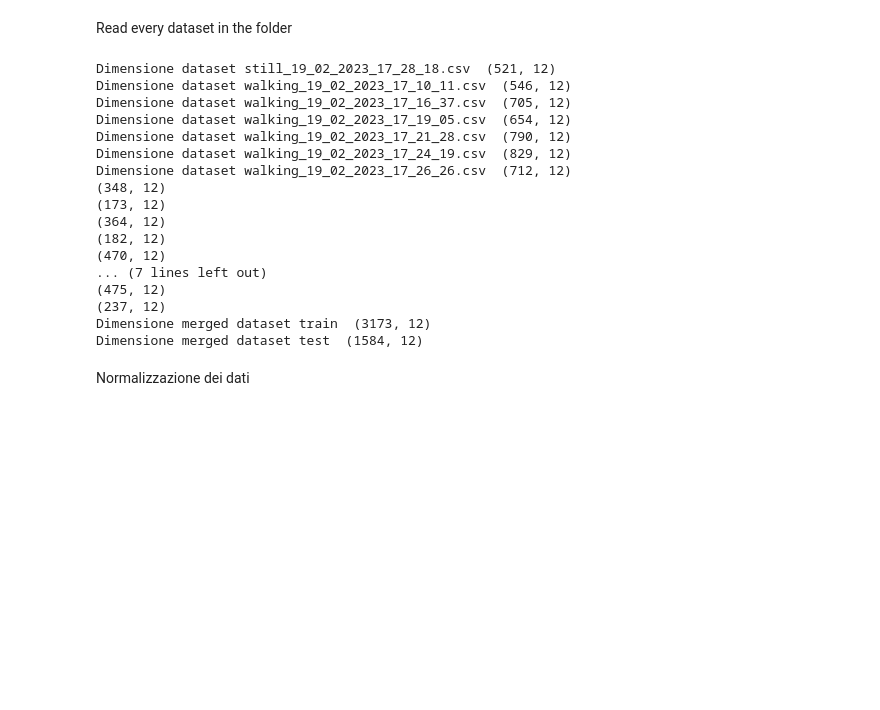
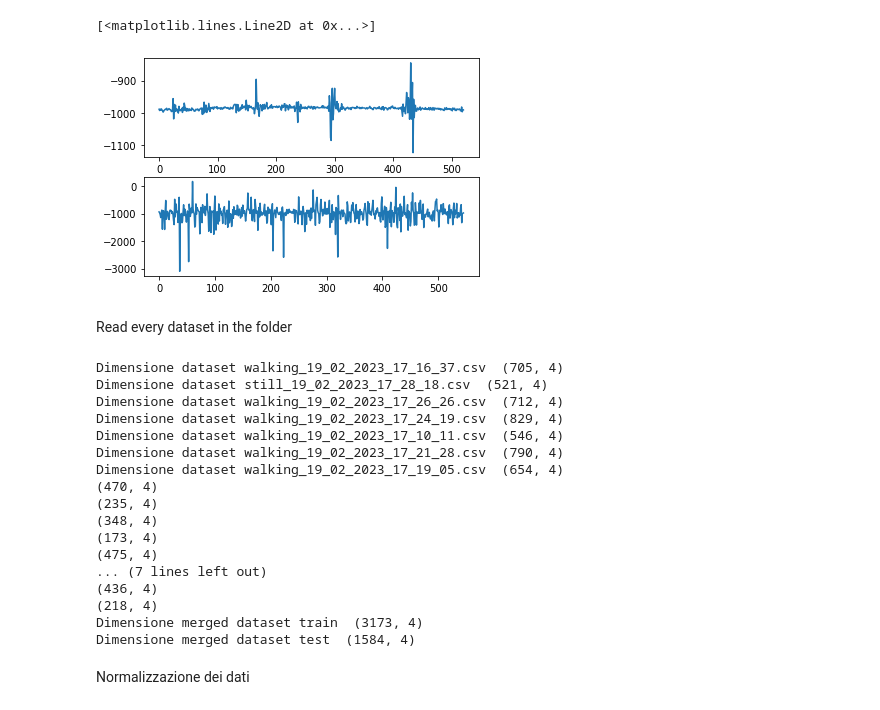
Before and after one commit to bernyxx/activity-classifier, a Jupyter notebook: model.ipynb, the cells around one changed output. Cells and saved outputs as stored; diff of their text form; code cells hidden in the pictures; blank space fills up the shorter version.

```diff
--- a/model.ipynb
+++ b/model.ipynb
@@ -11,6 +11,20 @@ from sklearn.preprocessing import StandardScaler, MinMaxScaler
 from sklearn.preprocessing import OneHotEncoder
 from os import listdir
 import math
+# %%
+labels = ['xa', 'ya', 'za']
+still = pd.read_csv('datasets/still_19_02_2023_17_28_18.csv')
+still = still[labels]
+
+walking = pd.read_csv('datasets/walking_19_02_2023_17_10_11.csv')
+walking = walking[labels]
+
+fig, (ax1, ax2) = plt.subplots(2,1)
+ax1.plot(np.arange(0, still.shape[0]), still['xa'])
+ax2.plot(np.arange(0, walking.shape[0]), walking['xa'])
+# %% [output]
+[<matplotlib.lines.Line2D at 0x...>]
+[figure, added]
 # %% [markdown]
 Read every dataset in the folder
 # %%
@@ -46,6 +60,7 @@ def split_data(df):
 
 for file in files:
     df = add_activity(file, pd.read_csv(f'datasets/{file}'))
+    df = df[['xa', 'ya', 'za', 'activity']]
     datasets.append(df)
     print("Dimensione dataset {} ".format(file), df.shape)
 
@@ -58,23 +73,23 @@ df_test = pd.concat(datasets_test, ignore_index=True)
 print("Dimensione merged dataset train ", df_train.shape)
 print("Dimensione merged dataset test ", df_test.shape)
 # %% [output]
-Dimensione dataset still_19_02_2023_17_28_18.csv  (521, 12)
-Dimensione dataset walking_19_02_2023_17_10_11.csv  (546, 12)
-Dimensione dataset walking_19_02_2023_17_16_37.csv  (705, 12)
-Dimensione dataset walking_19_02_2023_17_19_05.csv  (654, 12)
-Dimensione dataset walking_19_02_2023_17_21_28.csv  (790, 12)
-Dimensione dataset walking_19_02_2023_17_24_19.csv  (829, 12)
-Dimensione dataset walking_19_02_2023_17_26_26.csv  (712, 12)
-(348, 12)
-(173, 12)
-(364, 12)
-(182, 12)
-(470, 12)
+Dimensione dataset walking_19_02_2023_17_16_37.csv  (705, 4)
+Dimensione dataset still_19_02_2023_17_28_18.csv  (521, 4)
+Dimensione dataset walking_19_02_2023_17_26_26.csv  (712, 4)
+Dimensione dataset walking_19_02_2023_17_24_19.csv  (829, 4)
+Dimensione dataset walking_19_02_2023_17_10_11.csv  (546, 4)
+Dimensione dataset walking_19_02_2023_17_21_28.csv  (790, 4)
+Dimensione dataset walking_19_02_2023_17_19_05.csv  (654, 4)
+(470, 4)
+(235, 4)
+(348, 4)
+(173, 4)
+(475, 4)
 ... (7 lines left out)
-(475, 12)
-(237, 12)
-Dimensione merged dataset train  (3173, 12)
-Dimensione merged dataset test  (1584, 12)
+(436, 4)
+(218, 4)
+Dimensione merged dataset train  (3173, 4)
+Dimensione merged dataset test  (1584, 4)
 # %% [markdown]
 Normalizzazione dei dati
 # %%
```
Also changed, not shown: parts of 10 cells of this notebook, 2 other files.
